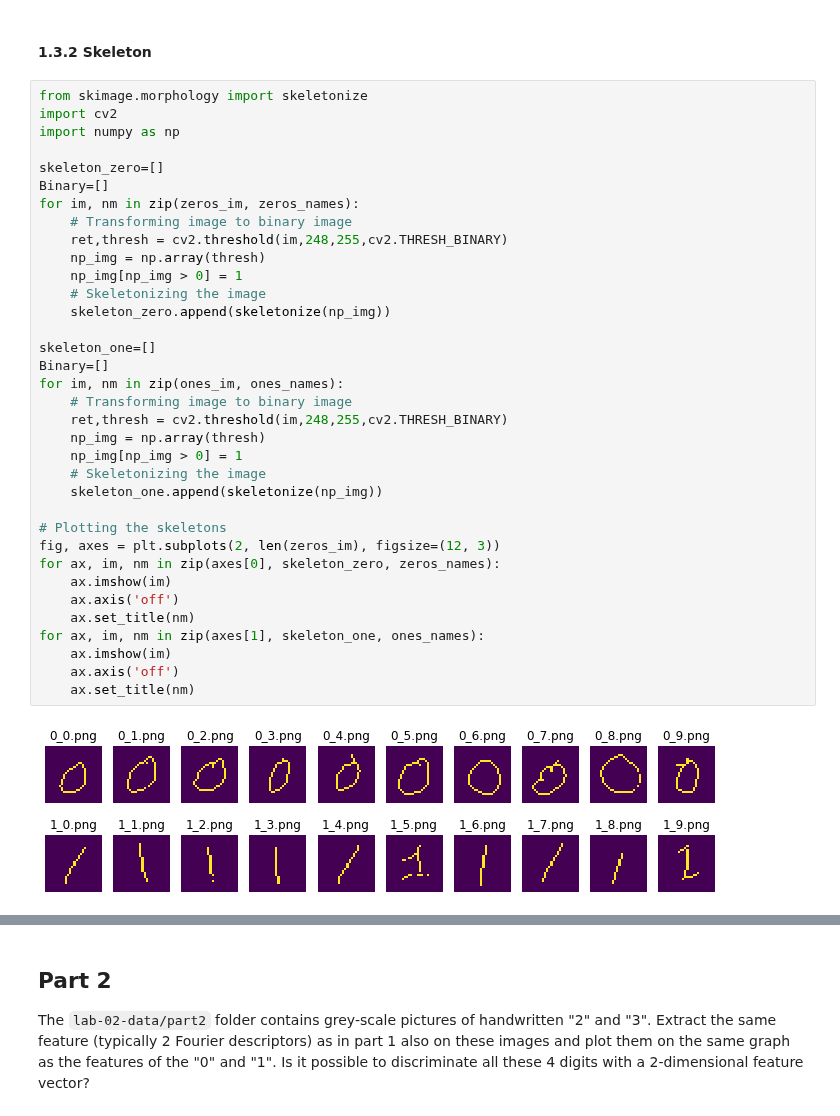
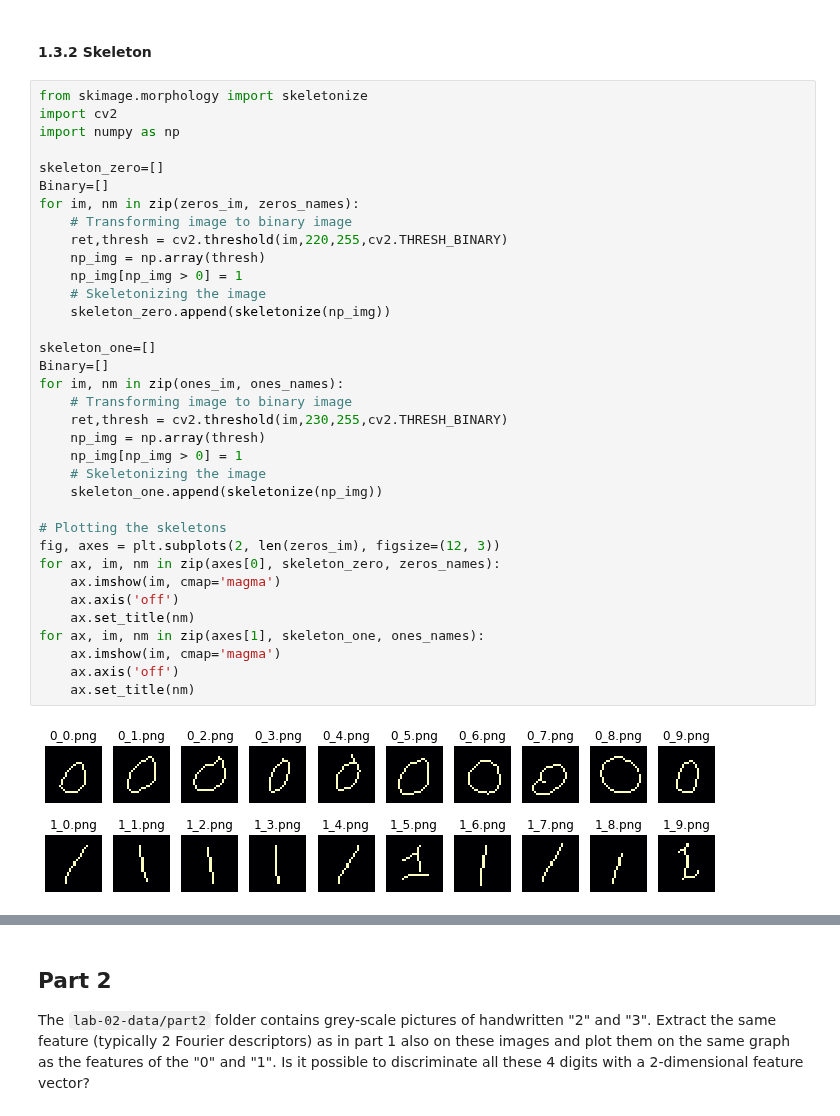
Before and after one commit to dhruti96shah/iapr-2020, a Jupyter notebook: labs/lab_02_object_description_mahdi.ipynb, the cells around one changed output, grey strips where cells are left out. Cells and saved outputs as stored; diff of their text form.

```diff
--- a/labs/lab_02_object_description_mahdi.ipynb
+++ b/labs/lab_02_object_description_mahdi.ipynb
@@ -209,38 +203,38 @@ from skimage.morphology import skeletonize
 import cv2
 import numpy as np
 
 skeleton_zero=[]
 Binary=[]
 for im, nm in zip(zeros_im, zeros_names):
     # Transforming image to binary image
-    ret,thresh = cv2.threshold(im,248,255,cv2.THRESH_BINARY)
+    ret,thresh = cv2.threshold(im,220,255,cv2.THRESH_BINARY)
     np_img = np.array(thresh)
     np_img[np_img > 0] = 1
     # Skeletonizing the image
     skeleton_zero.append(skeletonize(np_img))
 
 skeleton_one=[]
 Binary=[]
 for im, nm in zip(ones_im, ones_names):
     # Transforming image to binary image
-    ret,thresh = cv2.threshold(im,248,255,cv2.THRESH_BINARY)
+    ret,thresh = cv2.threshold(im,230,255,cv2.THRESH_BINARY)
     np_img = np.array(thresh)
     np_img[np_img > 0] = 1
     # Skeletonizing the image
     skeleton_one.append(skeletonize(np_img))
 
 # Plotting the skeletons
 fig, axes = plt.subplots(2, len(zeros_im), figsize=(12, 3))
 for ax, im, nm in zip(axes[0], skeleton_zero, zeros_names):
-    ax.imshow(im)
+    ax.imshow(im, cmap='magma')
     ax.axis('off')
     ax.set_title(nm)
 for ax, im, nm in zip(axes[1], skeleton_one, ones_names):
-    ax.imshow(im)
+    ax.imshow(im, cmap='magma')
     ax.axis('off')
     ax.set_title(nm)
 # %% [output]
-[figure, old version]
+[figure, new version]
 # %%
 # Removing the first and last rows and columns from images
 _,h,w= np.shape(skeleton_zero)
```
Also changed, not shown: parts of 5 cells of this notebook.
